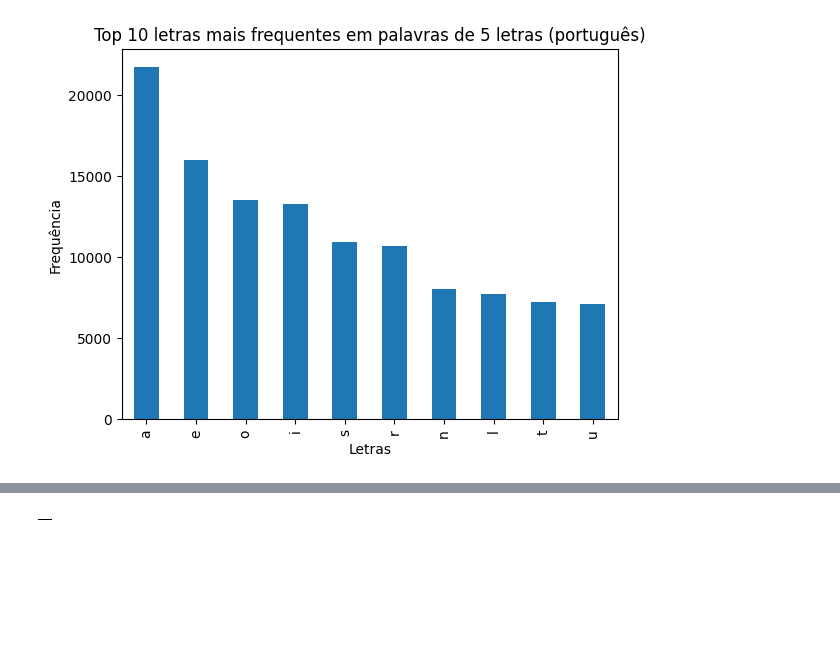
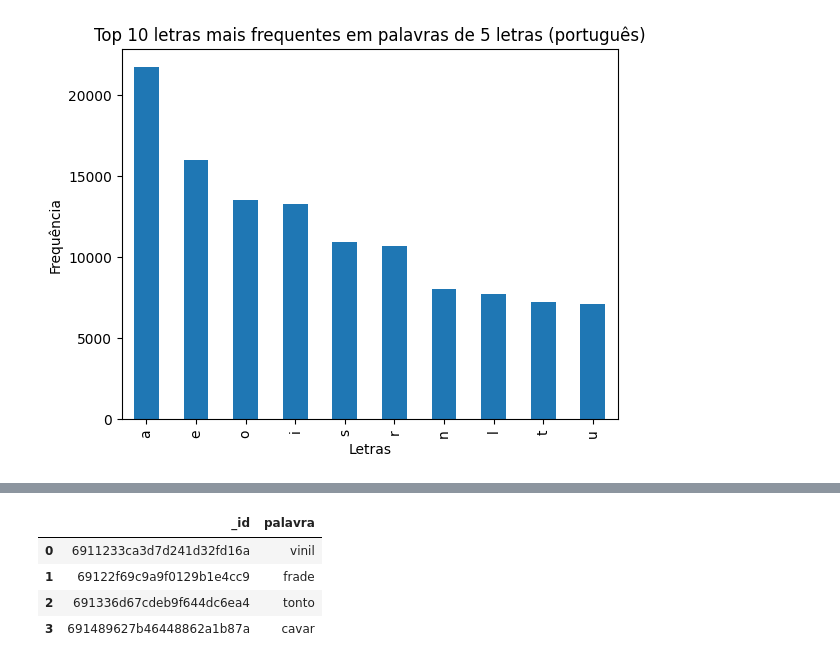
Before and after one commit to Leoogata/Algoritmo-Termo, a Jupyter notebook: analise de dados/analise_geral.ipynb, the cells around one changed output, grey strips where cells are left out. Saved outputs shown, nothing was run; the diff lists cells and outputs as text; code cells hidden in the pictures; blank space fills up the shorter version.

```diff
--- a/analise de dados/analise_geral.ipynb
+++ b/analise de dados/analise_geral.ipynb
@@ -63,3 +64,6 @@ plt.show()
 # %% [output]
 [figure]
 [figure]
+# %%
+url = "http://127.0.0.1:5000/termo"
+response = requests.get(url)
@@ -66,6 +76,13 @@ plt.show()
 # %%
-dict_termo = get_termos(collections)
-df_termo = pd.DataFrame(dict_termo)
-df_termo.head(5)
+if response.ok:
+    termos = response.json()
+    df_termo = pd.DataFrame(termos)
+    display(df_termo.head())
+else:
+    print("Erro:", response.status_code, response.text)
 # %% [output]
-|  |
+|  | _id | palavra |
+| 0 | 6911233ca3d7d241d32fd16a | vinil |
+| 1 | 69122f69c9a9f0129b1e4cc9 | frade |
+| 2 | 691336d67cdeb9f644dc6ea4 | tonto |
+| 3 | 691489627b46448862a1b87a | cavar |
```
Also changed, not shown: parts of 3 cells of this notebook, 2 other files.
